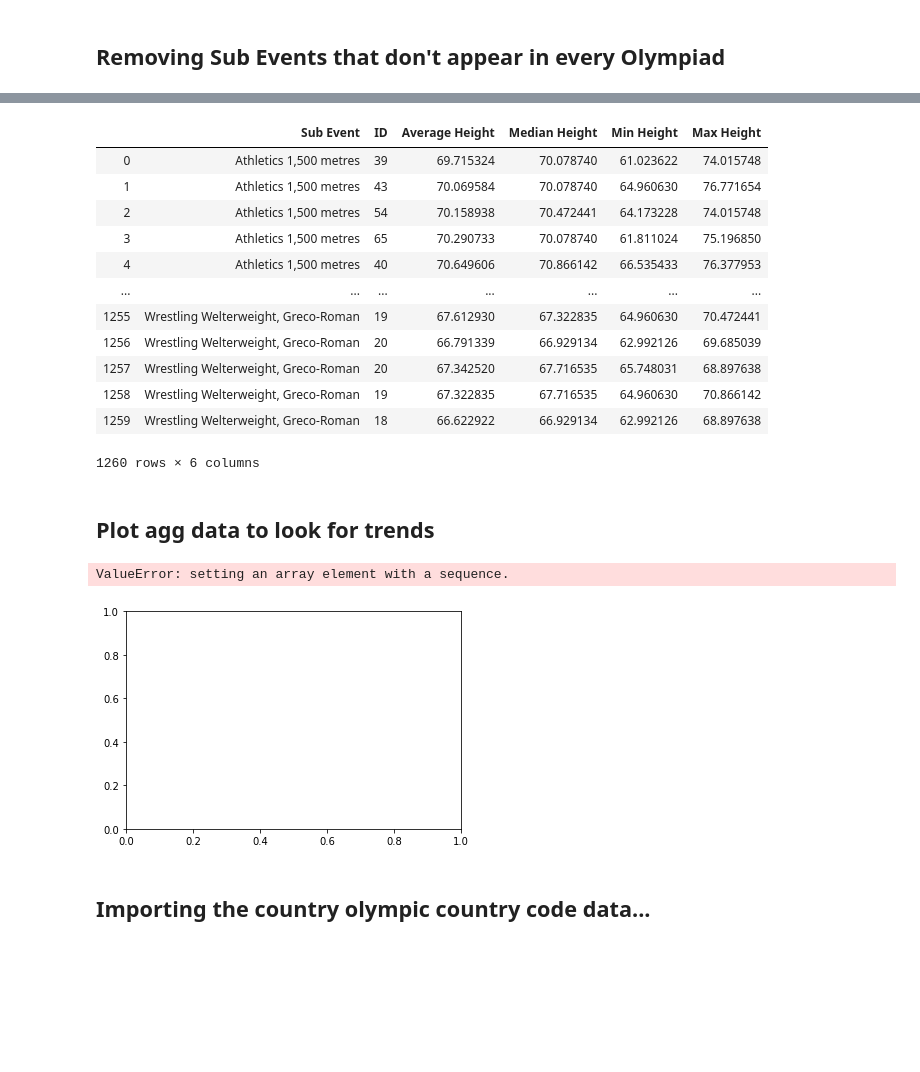
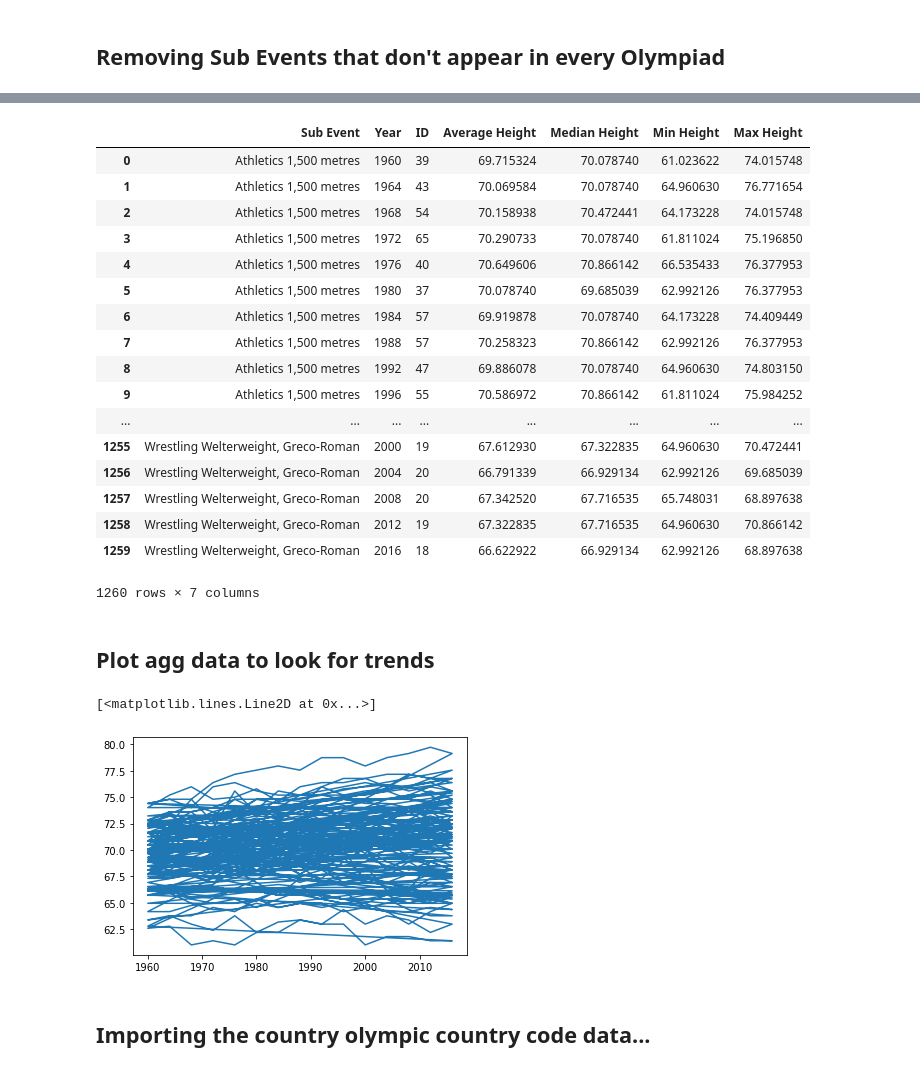
Before and after one commit to dowripple/ProjectOneRepo_JeremyKasieMichael, a Jupyter notebook: notebooks/olympicHeights.ipynb, the cells around one changed output, grey strips where cells are left out. Saved outputs shown, nothing was run; the diff lists cells and outputs as text; code cells hidden in the pictures; blank space fills up the shorter version.

Commit message:
fixed code to get aggregate data to plot

```diff
--- a/notebooks/olympicHeights.ipynb
+++ b/notebooks/olympicHeights.ipynb
@@ -358,12 +368,12 @@ See the caveats in the documentation: http://pandas.pydata.org/pandas-docs/stabl
 # %% [markdown]
    ## Find Average Heights of Olympians by Year and Sub Event
 # %%
-mens_meanheight_data=(mens_nonmixed_data.groupby(['Year','Sub Event'])['Height'].mean())
-mens_minheight_data=(mens_nonmixed_data.groupby(['Year','Sub Event'])['Height'].min())
-mens_maxheight_data=(mens_nonmixed_data.groupby(['Year','Sub Event'])['Height'].max())
-mens_medianheight_data=(mens_nonmixed_data.groupby(['Year','Sub Event'])['Height'].median())
+mens_meanheight_data=list(mens_nonmixed_data.groupby(['Year','Sub Event'])['Height'].mean())
+mens_minheight_data=list(mens_nonmixed_data.groupby(['Year','Sub Event'])['Height'].min())
+mens_maxheight_data=list(mens_nonmixed_data.groupby(['Year','Sub Event'])['Height'].max())
+mens_medianheight_data=list(mens_nonmixed_data.groupby(['Year','Sub Event'])['Height'].median())
 mens_meanheight_data
-# mens_minheight_data
-# mens_maxheight_data
+mens_minheight_data
+mens_maxheight_data
 mens_medianheight_data
 # %% [output]
@@ -383,10 +397,11 @@ Name: Height, Length: 1960, dtype: float64
 # %% [markdown]
 ## Create DataFrame with Height Calcs
 # %%
-agg_df=pd.DataFrame(mens_nonmixed_data.groupby(['Year','Sub Event'])['ID'].count())
+agg_df=pd.DataFrame(mens_nonmixed_data.groupby(['Year','Sub Event'])['ID'].count().reset_index())
 agg_df['Average Height']=mens_meanheight_data
 agg_df['Median Height']=mens_medianheight_data
 agg_df['Min Height']=mens_minheight_data
 agg_df['Max Height']=mens_maxheight_data
+
 agg_df
 # %% [output]
@@ -426,48 +450,53 @@ mens_nonmixed_data
 
 
 # data frame of unique sports and year combinations
-SubEventyears_df = pd.DataFrame(mens_nonmixed_data.groupby(['Sub Event','Year'])['Year'].count())
+SubEventyears_df = pd.DataFrame(mens_nonmixed_data.groupby(['Sub Event','Year'])['ID'].count().reset_index())
 # SubEventyears_df.head()
-# # another group by, this time to count the years for each sport (to make distribution)
-SubEvent_df = pd.DataFrame(SubEventyears_df.groupby('Sub Event')['Year'].count().reset_index())
-SubEvent_df
+# another group by, this time to count the years for each sport (to make distribution)
+SubEvent_df = pd.DataFrame(SubEventyears_df.groupby('Sub Event')['ID'].count().reset_index())
+# SubEvent_df
 # # get the number of sports
 SubEvent_count = len(SubEvent_df)
 
 # # see how many of them have 15 years
 
-SubEventFull_df = SubEvent_df.loc[SubEvent_df['Year']==15]
+SubEventFull_df = SubEvent_df.loc[SubEvent_df['ID']==15]
 SubEventFull_df
 
-SubEventFull_df = SubEventFull_df.drop('Year', axis=1)
+SubEventFull_df = SubEventFull_df.drop('ID', axis=1)
 further_cleaned_data = pd.merge(SubEventFull_df, agg_df, on='Sub Event', how='inner')
 further_cleaned_data
 # %% [output]
-|  | Sub Event | ID | Average Height | Median Height | Min Height | Max Height |
-| 0 | Athletics 1,500 metres | 39 | 69.715324 | 70.078740 | 61.023622 | 74.015748 |
-| 1 | Athletics 1,500 metres | 43 | 70.069584 | 70.078740 | 64.960630 | 76.771654 |
-| 2 | Athletics 1,500 metres | 54 | 70.158938 | 70.472441 | 64.173228 | 74.015748 |
-| 3 | Athletics 1,500 metres | 65 | 70.290733 | 70.078740 | 61.811024 | 75.196850 |
-| 4 | Athletics 1,500 metres | 40 | 70.649606 | 70.866142 | 66.535433 | 76.377953 |
-| ... | ... | ... | ... | ... | ... | ... |
-| 1255 | Wrestling Welterweight, Greco-Roman | 19 | 67.612930 | 67.322835 | 64.960630 | 70.472441 |
-| 1256 | Wrestling Welterweight, Greco-Roman | 20 | 66.791339 | 66.929134 | 62.992126 | 69.685039 |
-| 1257 | Wrestling Welterweight, Greco-Roman | 20 | 67.342520 | 67.716535 | 65.748031 | 68.897638 |
-| 1258 | Wrestling Welterweight, Greco-Roman | 19 | 67.322835 | 67.716535 | 64.960630 | 70.866142 |
-| 1259 | Wrestling Welterweight, Greco-Roman | 18 | 66.622922 | 66.929134 | 62.992126 | 68.897638 |
+|  | Sub Event | Year | ID | Average Height | Median Height | Min Height | Max Height |
+| 0 | Athletics 1,500 metres | 1960 | 39 | 69.715324 | 70.078740 | 61.023622 | 74.015748 |
+| 1 | Athletics 1,500 metres | 1964 | 43 | 70.069584 | 70.078740 | 64.960630 | 76.771654 |
+| 2 | Athletics 1,500 metres | 1968 | 54 | 70.158938 | 70.472441 | 64.173228 | 74.015748 |
+| 3 | Athletics 1,500 metres | 1972 | 65 | 70.290733 | 70.078740 | 61.811024 | 75.196850 |
+| 4 | Athletics 1,500 metres | 1976 | 40 | 70.649606 | 70.866142 | 66.535433 | 76.377953 |
+| 5 | Athletics 1,500 metres | 1980 | 37 | 70.078740 | 69.685039 | 62.992126 | 76.377953 |
+| 6 | Athletics 1,500 metres | 1984 | 57 | 69.919878 | 70.078740 | 64.173228 | 74.409449 |
+| 7 | Athletics 1,500 metres | 1988 | 57 | 70.258323 | 70.866142 | 62.992126 | 76.377953 |
+| 8 | Athletics 1,500 metres | 1992 | 47 | 69.886078 | 70.078740 | 64.960630 | 74.803150 |
+| 9 | Athletics 1,500 metres | 1996 | 55 | 70.586972 | 70.866142 | 61.811024 | 75.984252 |
+| ... | ... | ... | ... | ... | ... | ... | ... |
+| 1255 | Wrestling Welterweight, Greco-Roman | 2000 | 19 | 67.612930 | 67.322835 | 64.960630 | 70.472441 |
+| 1256 | Wrestling Welterweight, Greco-Roman | 2004 | 20 | 66.791339 | 66.929134 | 62.992126 | 69.685039 |
+| 1257 | Wrestling Welterweight, Greco-Roman | 2008 | 20 | 67.342520 | 67.716535 | 65.748031 | 68.897638 |
+| 1258 | Wrestling Welterweight, Greco-Roman | 2012 | 19 | 67.322835 | 67.716535 | 64.960630 | 70.866142 |
+| 1259 | Wrestling Welterweight, Greco-Roman | 2016 | 18 | 66.622922 | 66.929134 | 62.992126 | 68.897638 |
-1260 rows × 6 columns
+1260 rows × 7 columns
 # %% [markdown]
 ## Plot agg data to look for trends
 # %%
-y=mens_medianheight_data.tolist()
+y=further_cleaned_data['Median Height']
 # type(y)
-x=mens_nonmixed_data['Year'].unique().tolist()
+x=further_cleaned_data['Year']
+# type(x)
 
-
-plt.plot([x,y])
+plt.plot(x,y)
 # %% [output]
-ValueError: setting an array element with a sequence.
+[<matplotlib.lines.Line2D at 0x...>]
-[figure, old version]
+[figure, new version]
 # %% [markdown]
 ## Importing the country olympic country code data...
 # %%
```
Also changed, not shown: parts of 8 cells of this notebook, 1 other file.
